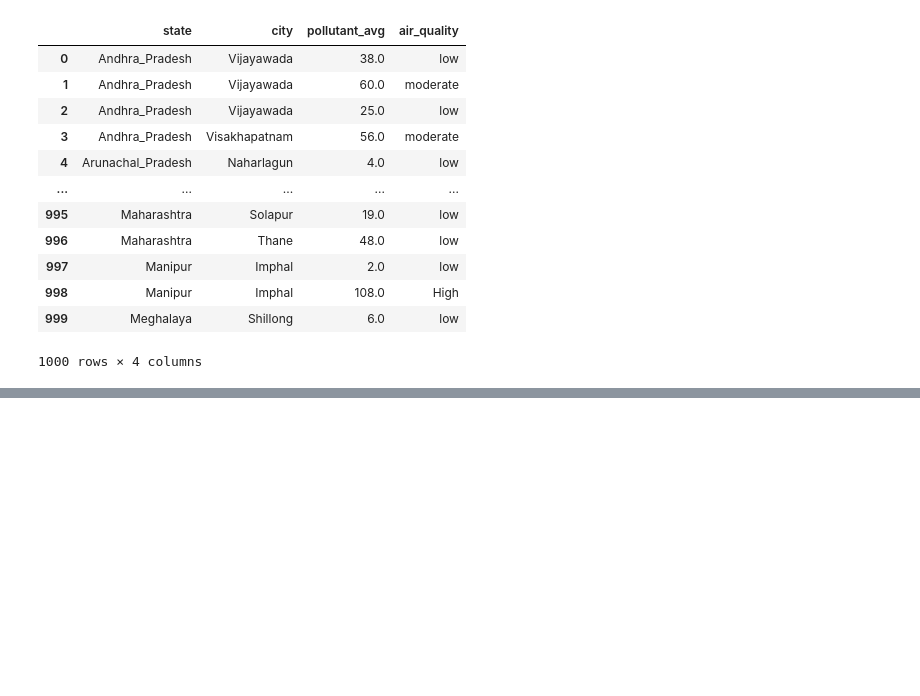
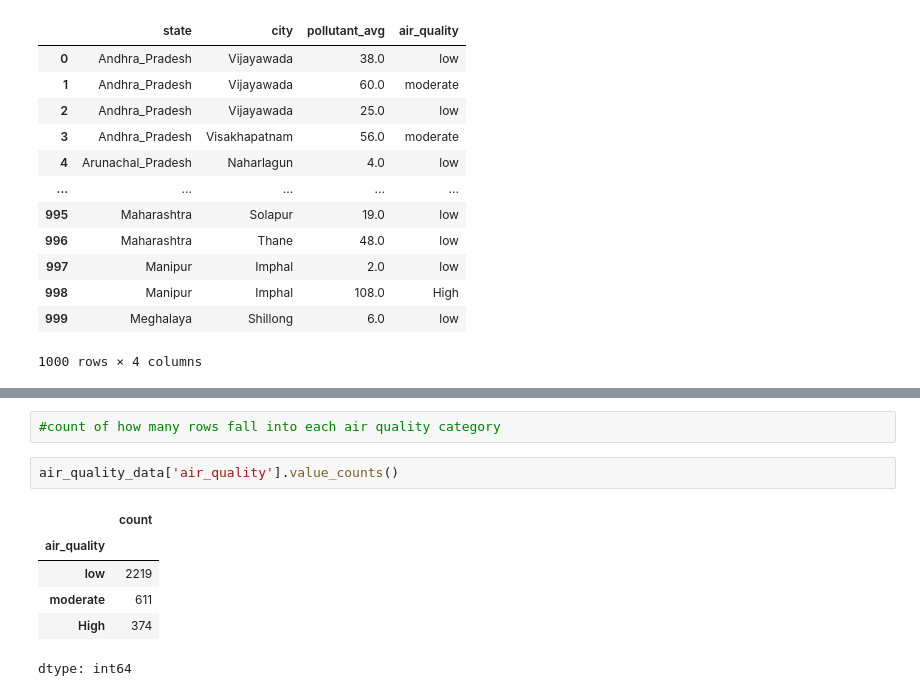
Before and after one commit to vineethreddy56/air_quality_index, a Jupyter notebook: air_quality_index.ipynb, the cells around one changed output, grey strips where cells are left out. Saved outputs shown, nothing was run; the diff lists cells and outputs as text; blank space fills up the shorter version.

```diff
--- a/air_quality_index.ipynb
+++ b/air_quality_index.ipynb
@@ -269,0 +277,11 @@ air_quality_data[['state','city','pollutant_avg','air_quality']].head(1000)
+# %%
+#count of how many rows fall into each air quality category
+# %%
+air_quality_data['air_quality'].value_counts()
+# %% [output]
+|  | count |
+| air_quality |  |
+| low | 2219 |
+| moderate | 611 |
+| High | 374 |
+dtype: int64
```
Also changed, not shown: parts of 3 cells of this notebook.
